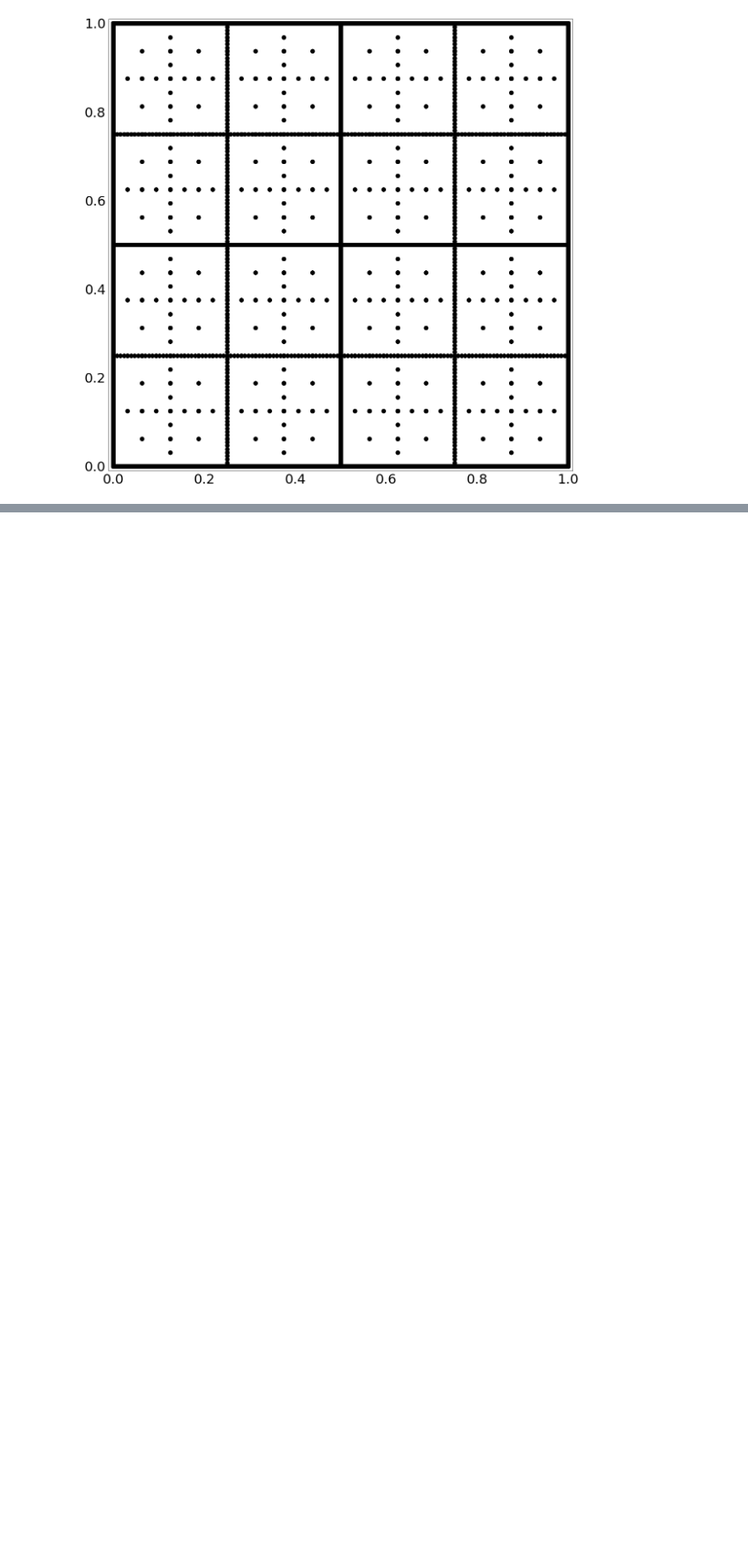
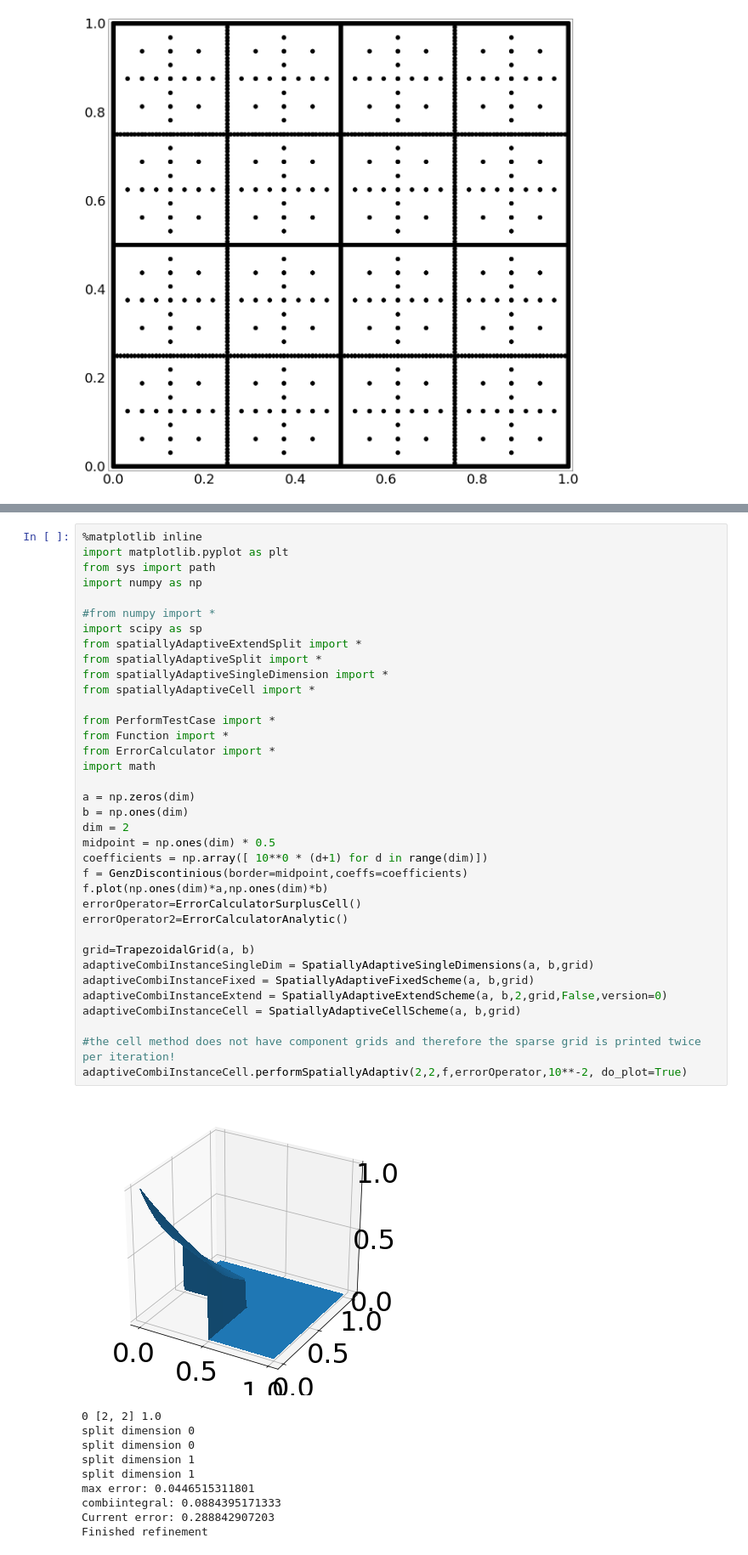
Before and after one commit to obersteiner/sparseSpACE, a Jupyter notebook: Tutorial.ipynb, the cells around one changed output, grey strips where cells are left out. Shown at 85% size. Drawn from its saved outputs; the diff is of its cells as text; blank space fills up the shorter version.

Commit message:
added spatially adaptive combi example to the tutorial

```diff
--- a/Tutorial.ipynb
+++ b/Tutorial.ipynb
@@ -114,0 +119,47 @@ Difference 1.66133617503e-05
+# %%
+%matplotlib inline
+import matplotlib.pyplot as plt
+from sys import path
+import numpy as np
+
+#from numpy import *
+import scipy as sp
+from spatiallyAdaptiveExtendSplit import *
+from spatiallyAdaptiveSplit import *
+from spatiallyAdaptiveSingleDimension import *
+from spatiallyAdaptiveCell import *
+
+from PerformTestCase import *
+from Function import *
+from ErrorCalculator import *
+import math
+
+a = np.zeros(dim)
+b = np.ones(dim)
+dim = 2
+midpoint = np.ones(dim) * 0.5
+coefficients = np.array([ 10**0 * (d+1) for d in range(dim)])
+f = GenzDiscontinious(border=midpoint,coeffs=coefficients)
+f.plot(np.ones(dim)*a,np.ones(dim)*b)
+errorOperator=ErrorCalculatorSurplusCell()
+errorOperator2=ErrorCalculatorAnalytic()
+
+grid=TrapezoidalGrid(a, b)
+adaptiveCombiInstanceSingleDim = SpatiallyAdaptiveSingleDimensions(a, b,grid)
+adaptiveCombiInstanceFixed = SpatiallyAdaptiveFixedScheme(a, b,grid)
+adaptiveCombiInstanceExtend = SpatiallyAdaptiveExtendScheme(a, b,2,grid,False,version=0)
+adaptiveCombiInstanceCell = SpatiallyAdaptiveCellScheme(a, b,grid)
+
+#the cell method does not have component grids and therefore the sparse grid is printed twice per iteration!
+adaptiveCombiInstanceCell.performSpatiallyAdaptiv(2,2,f,errorOperator,10**-2, do_plot=True)
+# %% [output]
+[figure, added]
+0 [2, 2] 1.0
+split dimension 0
+split dimension 0
+split dimension 1
+split dimension 1
+max error: 0.0446515311801
+combiintegral: 0.0884395171333
+Current error: 0.288842907203
+Finished refinement
```
Also changed, not shown: parts of 5 cells of this notebook.
